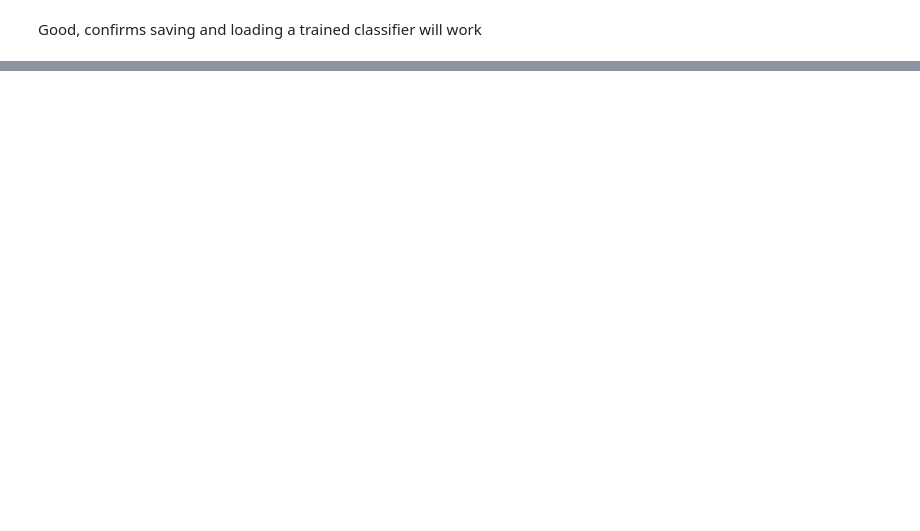
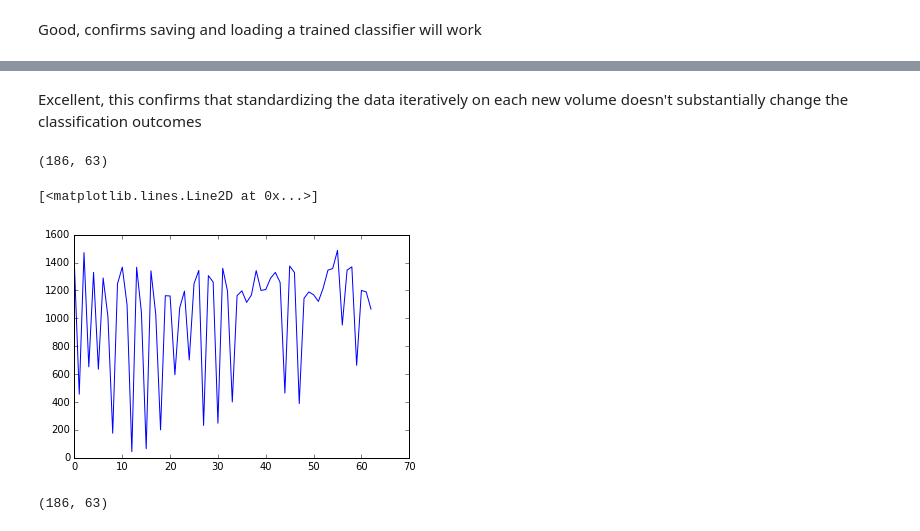
Before and after one commit to jeffmacinnes/b2b, a Jupyter notebook: analysis/subject001_multivoxel.ipynb, the cells around one changed output, grey strips where cells are left out. Cells and saved outputs as stored; diff of their text form; code cells hidden in the pictures; blank space fills up the shorter version.

Commit message:
notebook additions to verifiy we can standardized and classify iteratively in real-time

```diff
--- a/analysis/subject001_multivoxel.ipynb
+++ b/analysis/subject001_multivoxel.ipynb
@@ -425,0 +578,34 @@ Good, confirms saving and loading a trained classifier will work
+# %% [markdown]
+Excellent, this confirms that standardizing the data iteratively on each new volume doesn't substantially change the classification outcomes
+# %%
+### confirm that standardization works:
+
+run = 'pyneal_002'
+maskFile = 'motorSphere_5mm_FUNC_mask.nii.gz'
+
+# path to the mask
+maskPath =  '../data/subject001/{}/mask_transforms/FUNC_masks/{}'.format(run, maskFile)
+
+# load mask
+mask = nib.load(maskPath).get_data().astype('bool')
+
+# load fmri data
+fmri = nib.load('../data/subject001/{}/receivedFunc.nii.gz'.format(run)).get_data()
+
+# mask fmri data to get nSamples x nVoxels array
+masked_fmri = np.zeros(shape=(fmri.shape[3], sum(mask.ravel())))
+for t in range(fmri.shape[3]):
+    thisVol = fmri[:,:,:,t]
+    maskedVol = thisVol[mask]
+
+    masked_fmri[t,:] = maskedVol
+# %%
+masked_fmri.shape
+# %% [output]
+(186, 63)
+# %%
+# pre standardization
+plt.plot(masked_fmri[100, :])
+# %% [output]
+[<matplotlib.lines.Line2D at 0x...>]
+[figure, added]
@@ -425,0 +620,4 @@ Good, confirms saving and loading a trained classifier will work
+# %%
+clean_fmri.shape
+# %% [output]
+(186, 63)
```
Also changed, not shown: parts of 38 cells of this notebook, 1 other file.
